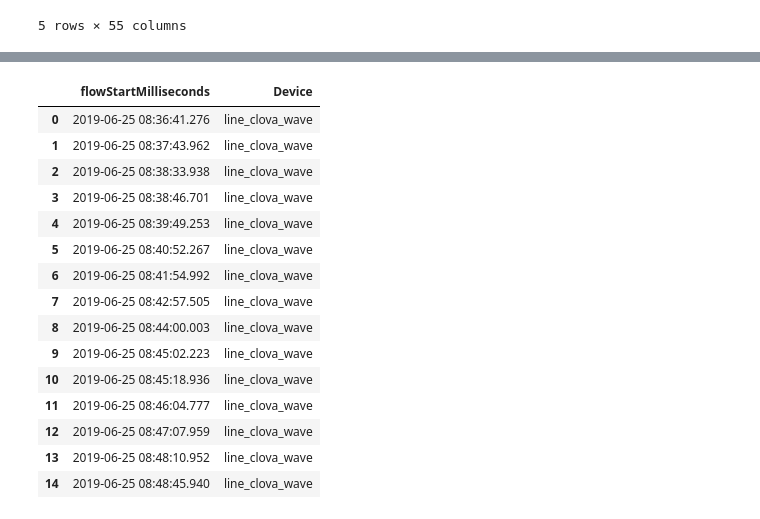
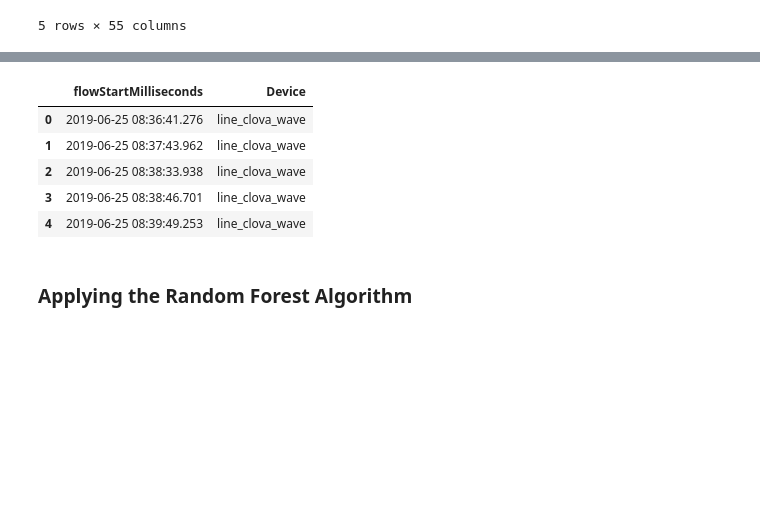
Before and after one commit to BChun11/DATA3001, a Jupyter notebook: DATA3001_RandomForest.ipynb, the cells around one changed output, grey strips where cells are left out. Cells and saved outputs as stored; diff of their text form; code cells hidden in the pictures; blank space fills up the shorter version.

```diff
--- a/DATA3001_RandomForest.ipynb
+++ b/DATA3001_RandomForest.ipynb
@@ -195,24 +202,14 @@ labels_df = df[['flowStartMilliseconds', 'Device']].copy()
 # Drop the Device column from the original DataFrame
 df = df.drop(columns=['Device'])
 # %%
-labels_df.head(15)
+labels_df.head()
 # %% [output]
 |  | flowStartMilliseconds | Device |
 | 0 | 2019-06-25 08:36:41.276 | line_clova_wave |
 | 1 | 2019-06-25 08:37:43.962 | line_clova_wave |
 | 2 | 2019-06-25 08:38:33.938 | line_clova_wave |
 | 3 | 2019-06-25 08:38:46.701 | line_clova_wave |
 | 4 | 2019-06-25 08:39:49.253 | line_clova_wave |
-| 5 | 2019-06-25 08:40:52.267 | line_clova_wave |
-| 6 | 2019-06-25 08:41:54.992 | line_clova_wave |
-| 7 | 2019-06-25 08:42:57.505 | line_clova_wave |
-| 8 | 2019-06-25 08:44:00.003 | line_clova_wave |
-| 9 | 2019-06-25 08:45:02.223 | line_clova_wave |
-| 10 | 2019-06-25 08:45:18.936 | line_clova_wave |
-| 11 | 2019-06-25 08:46:04.777 | line_clova_wave |
-| 12 | 2019-06-25 08:47:07.959 | line_clova_wave |
-| 13 | 2019-06-25 08:48:10.952 | line_clova_wave |
-| 14 | 2019-06-25 08:48:45.940 | line_clova_wave |
 # %%
 from sklearn.model_selection import train_test_split
 from sklearn.ensemble import RandomForestClassifier
@@ -222,0 +238,2 @@ from sklearn.preprocessing import LabelEncoder
+# %% [markdown]
+### Applying the Random Forest Algorithm
```
Also changed, not shown: parts of 7 cells of this notebook.
